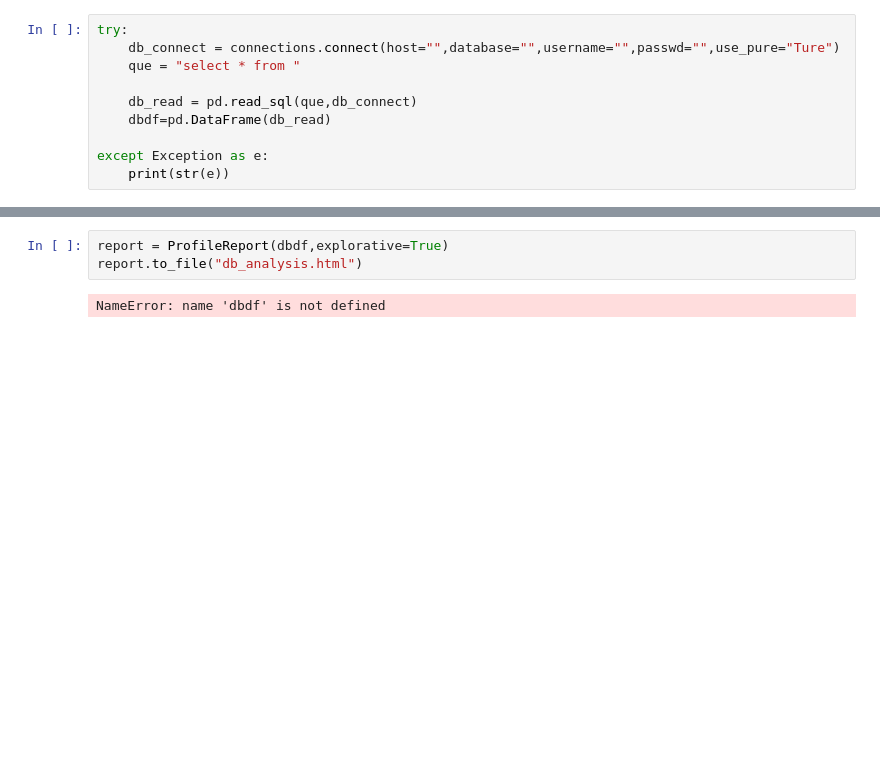
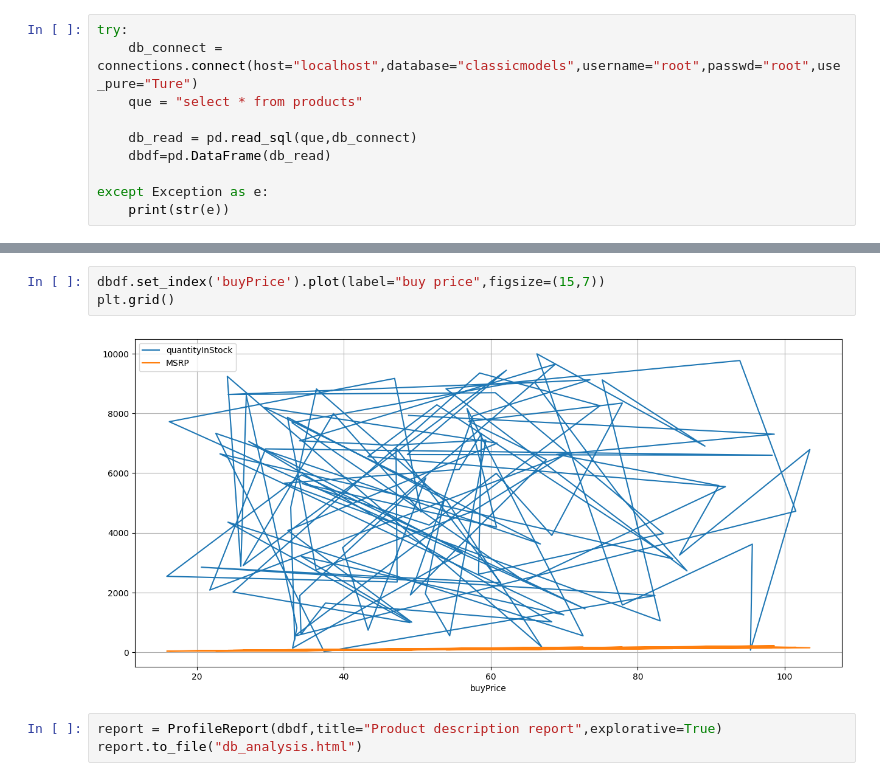
Before and after one commit to AnandMurugan5/data-science--and--ML-practices-, a Jupyter notebook: db_analysis.ipynb, the cells around one changed output, grey strips where cells are left out. Cells and saved outputs as stored; diff of their text form; blank space fills up the shorter version.

```diff
--- a/db_analysis.ipynb
+++ b/db_analysis.ipynb
@@ -8,8 +7,8 @@ import mysql.connector as connections
 from pandas_profiling import ProfileReport
 # %%
 try:
-    db_connect = connections.connect(host="",database="",username="",passwd="",use_pure="Ture")
-    que = "select * from "
+    db_connect = connections.connect(host="localhost",database="classicmodels",username="root",passwd="root",use_pure="Ture")
+    que = "select * from products"
 
     db_read = pd.read_sql(que,db_connect)
     dbdf=pd.DataFrame(db_read)
@@ -25,5 +27,8 @@ NameError: name 'dbdf' is not defined
+# %%
+dbdf.set_index('buyPrice').plot(label="buy price",figsize=(15,7))
+plt.grid()
+# %% [output]
+[figure, added]
 # %%
-report = ProfileReport(dbdf,explorative=True)
+report = ProfileReport(dbdf,title="Product description report",explorative=True)
 report.to_file("db_analysis.html")
-# %% [output]
-NameError: name 'dbdf' is not defined
```
Also changed, not shown: parts of 11 cells of this notebook, 4 other files.
